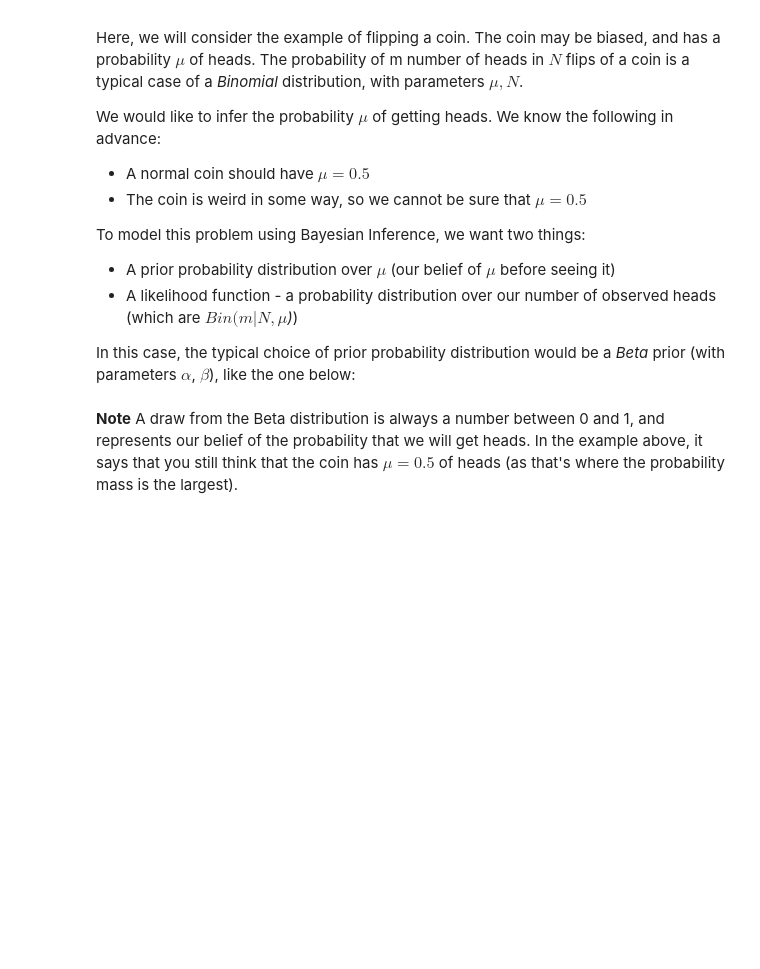
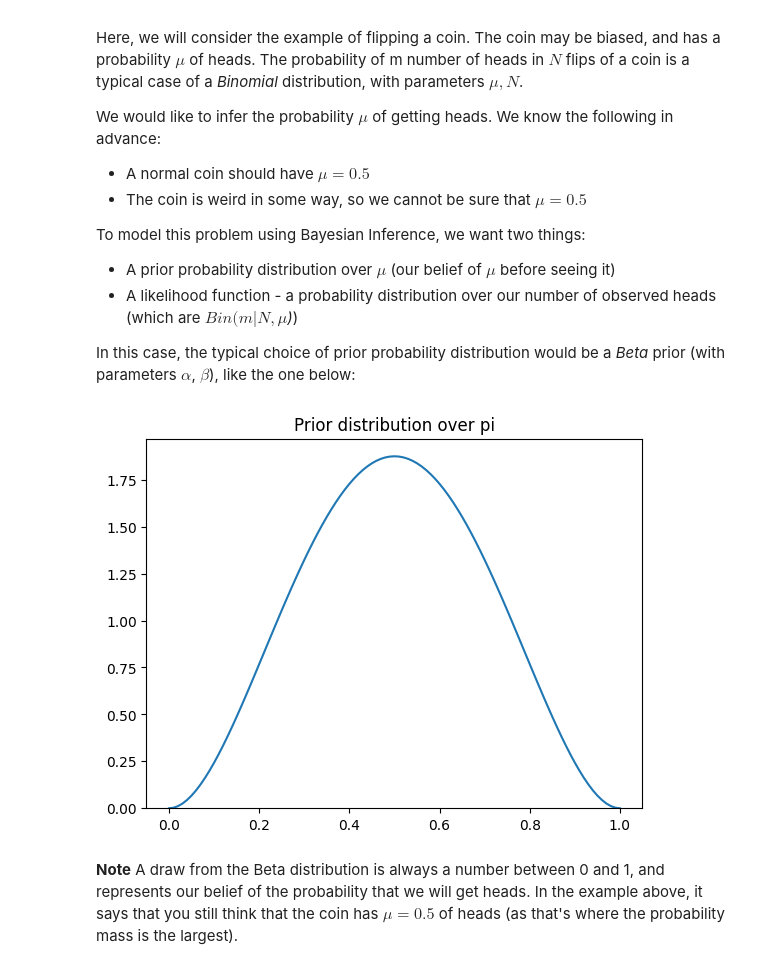
Before and after one commit to hvarfner/EDAN95-Assignment-2, a Jupyter notebook: applied_ml_assignment_2.ipynb, the cells around one changed output. Saved outputs shown, nothing was run; the diff lists cells and outputs as text; code cells hidden in the pictures; blank space fills up the shorter version.

```diff
--- a/applied_ml_assignment_2.ipynb
+++ b/applied_ml_assignment_2.ipynb
@@ -289,15 +296,17 @@ To model this problem using Bayesian Inference, we want two things:
 In this case, the typical choice of prior probability distribution would be a *Beta* prior (with parameters $\alpha$, $\beta$), like the one below:
 # %%
 prior_alpha, prior_beta = 3, 3
-pi_heads_prior = beta(prior_alpha, prior_beta)
+pi_heads_prior = beta_dist(prior_alpha, prior_beta)
 
 x = np.linspace(0, 1, 101)
 y = pi_heads_prior.pdf(x)
-fig, ax = plt.subplots(1, figsize=(12, 8))
-ax.plot(x, y)
-ax.set_ylim(0)
-ax.set_title('Prior distribution over pi', fontsize=20)
+fig2, ax2 = plt.subplots()
+ax2.plot(x, y)
+ax2.set_ylim(0)
+ax2.set_title('Prior distribution over pi')
 plt.show()
+# %% [output]
+[figure, added]
 # %% [markdown]
 **Note**
 A draw from the Beta distribution is always a number between 0 and 1, and represents our belief of the probability that we will get heads. In the example above, it says that you still think that the coin has $\mu=0.5$ of heads (as that's where the probability mass is the largest).
```
Also changed, not shown: parts of 57 cells of this notebook, 1 other file.
